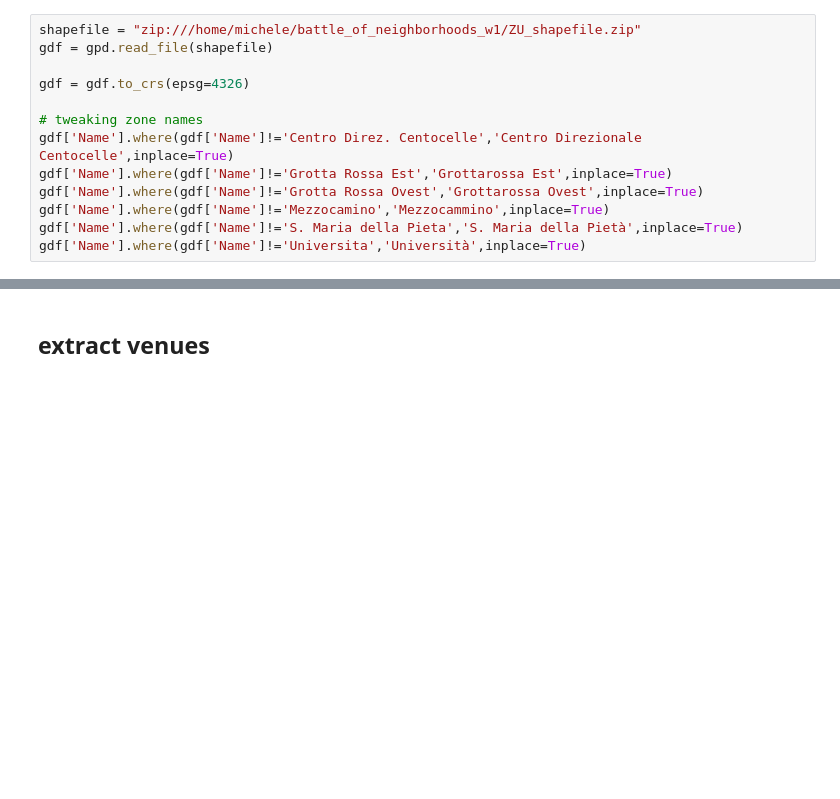
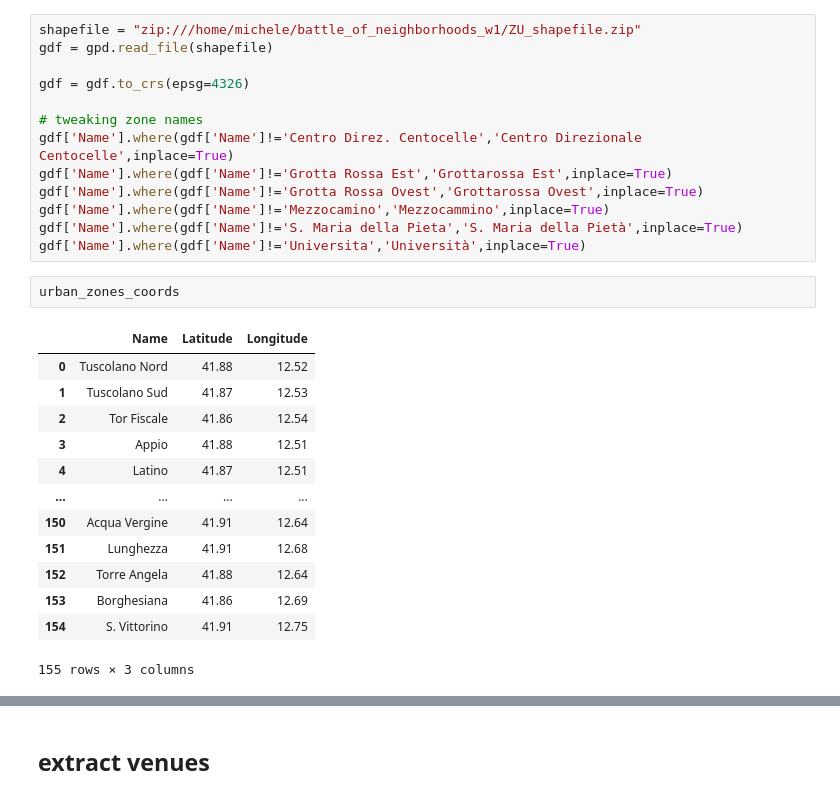
Before and after one commit to MicheleGava/battle_of_neighborhoods_w1, a Jupyter notebook: _exp.ipynb, the cells around one changed output, grey strips where cells are left out. Drawn from its saved outputs; the diff is of its cells as text; blank space fills up the shorter version.

```diff
--- a/_exp.ipynb
+++ b/_exp.ipynb
@@ -87,6 +87,22 @@ gdf['Name'].where(gdf['Name']!='Grotta Rossa Ovest','Grottarossa Ovest',inplace=
 gdf['Name'].where(gdf['Name']!='Mezzocamino','Mezzocammino',inplace=True)
 gdf['Name'].where(gdf['Name']!='S. Maria della Pieta','S. Maria della Pietà',inplace=True)
 gdf['Name'].where(gdf['Name']!='Universita','Università',inplace=True)
+# %%
+urban_zones_coords
+# %% [output]
+|  | Name | Latitude | Longitude |
+| 0 | Tuscolano Nord | 41.88 | 12.52 |
+| 1 | Tuscolano Sud | 41.87 | 12.53 |
+| 2 | Tor Fiscale | 41.86 | 12.54 |
+| 3 | Appio | 41.88 | 12.51 |
+| 4 | Latino | 41.87 | 12.51 |
+| ... | ... | ... | ... |
+| 150 | Acqua Vergine | 41.91 | 12.64 |
+| 151 | Lunghezza | 41.91 | 12.68 |
+| 152 | Torre Angela | 41.88 | 12.64 |
+| 153 | Borghesiana | 41.86 | 12.69 |
+| 154 | S. Vittorino | 41.91 | 12.75 |
+155 rows × 3 columns
 # %%
 # calculate centroids
 zones_centroids = gdf.centroid
```
Also changed, not shown: parts of 5 cells of this notebook, 3 other files.
